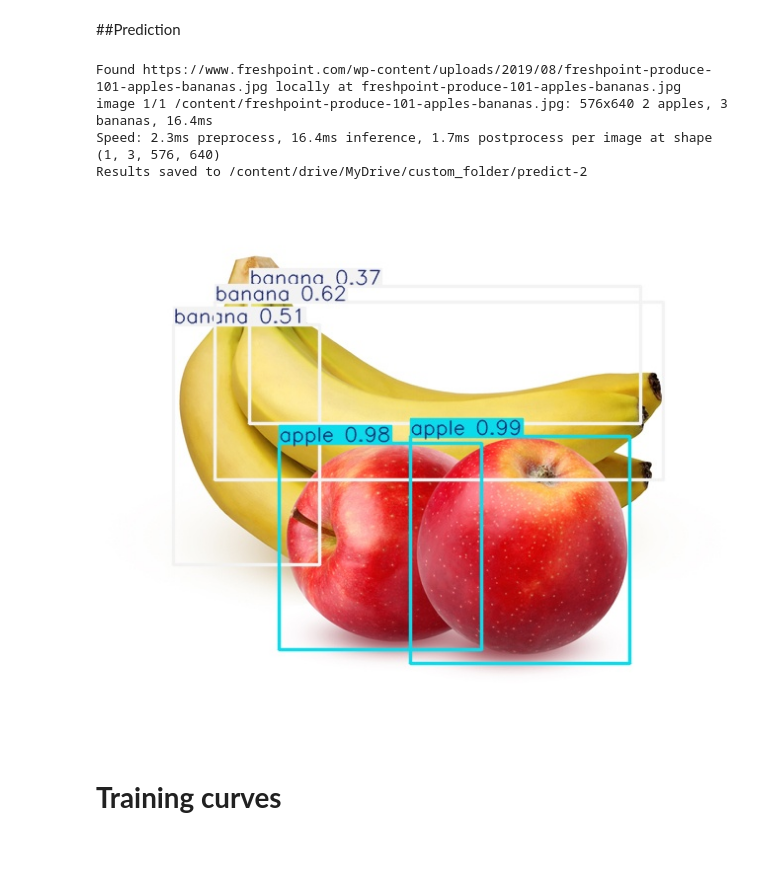
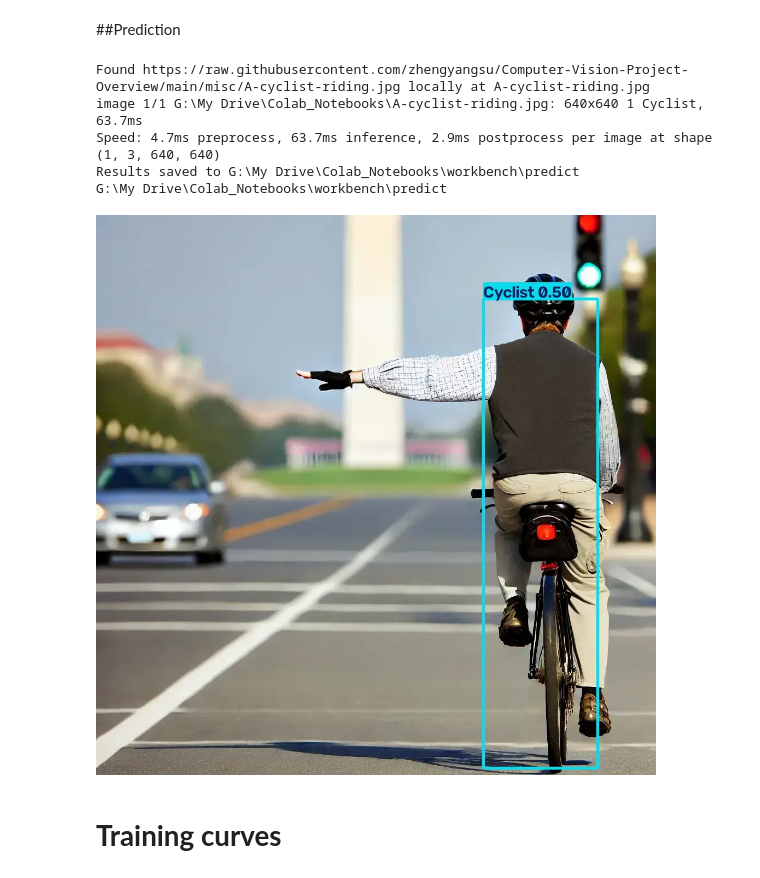
Before and after one commit to RileySchina/Computer-Vision-Project-Hyperparameter, a Jupyter notebook: ComputerVisionProject.ipynb, the cells around one changed output. Cells and saved outputs as stored; diff of their text form; code cells hidden in the pictures; blank space fills up the shorter version.

```diff
--- a/ComputerVisionProject.ipynb
+++ b/ComputerVisionProject.ipynb
@@ -693,23 +764,44 @@ Image.open('/content/drive/MyDrive/Colab_Notebooks/workbench/train/confusion_mat
 # %% [markdown]
 ##Prediction
+# %%
+predict = 'predict'
+model = YOLO(f'{project_dir}/{run_name}/weights/best.pt')  # load a custom model
+
+# Predict with the model with any image from internet?
+img = 'https://raw.githubusercontent.com/zhengyangsu/Computer-Vision-Project-Overview/main/misc/A-cyclist-riding.jpg'
+results = model(img, save=True, project=work_dir)
+print(results[0].save_dir)
+# %% [output]
+Found https://raw.githubusercontent.com/zhengyangsu/Computer-Vision-Project-Overview/main/misc/A-cyclist-riding.jpg locally at A-cyclist-riding.jpg
+image 1/1 G:\My Drive\Colab_Notebooks\A-cyclist-riding.jpg: 640x640 1 Cyclist, 63.7ms
+Speed: 4.7ms preprocess, 63.7ms inference, 2.9ms postprocess per image at shape (1, 3, 640, 640)
+Results saved to G:\My Drive\Colab_Notebooks\workbench\predict
+G:\My Drive\Colab_Notebooks\workbench\predict
 # %%
-model = YOLO("/content/drive/MyDrive/Colab_Notebooks/workbench/my_experiment/weights/best.pt")  # load a custom model
+'''
+model = YOLO(f'{work_dir}/{run_name}/weights/best.pt')  # load a custom model
 
 # Predict with the model with any image from internet?
-results = model('https://github.com/zhengyangsu/Computer-Vision-Project-Overview/blob/main/misc/A-cyclist-riding.jpg', save=True, project="/content/drive/MyDrive/Colab_Notebooks/workbench")
+img = 'https://raw.githubusercontent.com/zhengyangsu/Computer-Vision-Project-Overview/main/misc/A-cyclist-riding.jpg'
+results = model(img, save=True, project=work_dir)
+print(results[0].save_dir)
+'''
-# %% [output]
-Found https://www.freshpoint.com/wp-content/uploads/2019/08/freshpoint-produce-101-apples-bananas.jpg locally at freshpoint-produce-101-apples-bananas.jpg
-image 1/1 /content/freshpoint-produce-101-apples-bananas.jpg: 576x640 2 apples, 3 bananas, 16.4ms
-Speed: 2.3ms preprocess, 16.4ms inference, 1.7ms postprocess per image at shape (1, 3, 576, 640)
-Results saved to /content/drive/MyDrive/custom_folder/predict-2
 # %%
 # SHOW THE IMAGE STORED
 %matplotlib inline
 from PIL import Image
 
-Image.open('content/drive/MyDrive/Colab_Notebooks/workbench/predict/A-cyclist-riding.jpg')
+Image.open(f'{project_dir}/{predict}/A-cyclist-riding.jpg')
-# %% [output]
-[figure, removed]
+# %%
+'''
+# SHOW THE IMAGE STORED
+%matplotlib inline
+from PIL import Image
+
+Image.open(f'{work_dir}/{predict}/A-cyclist-riding.jpg')
+'''
+# %% [output]
+[figure, added]
 # %% [markdown]
 # **Training curves**
 # %%
```
Also changed, not shown: parts of 18 cells of this notebook.
